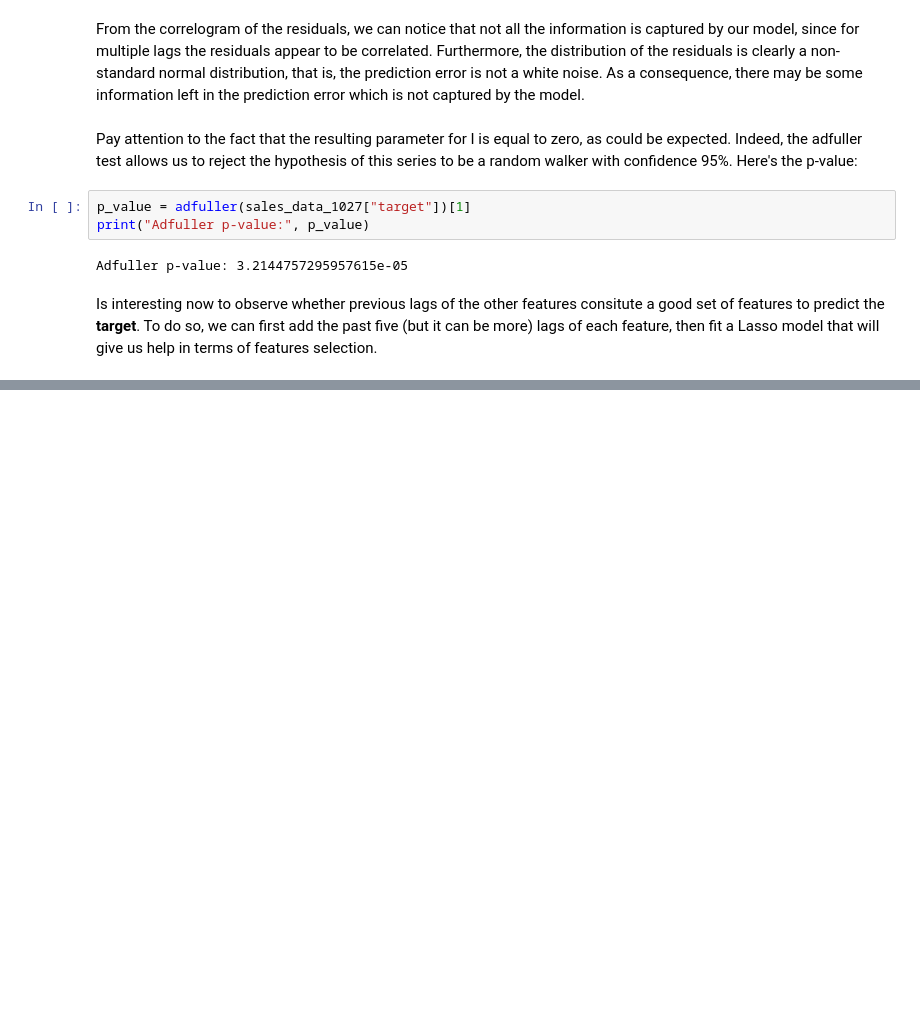
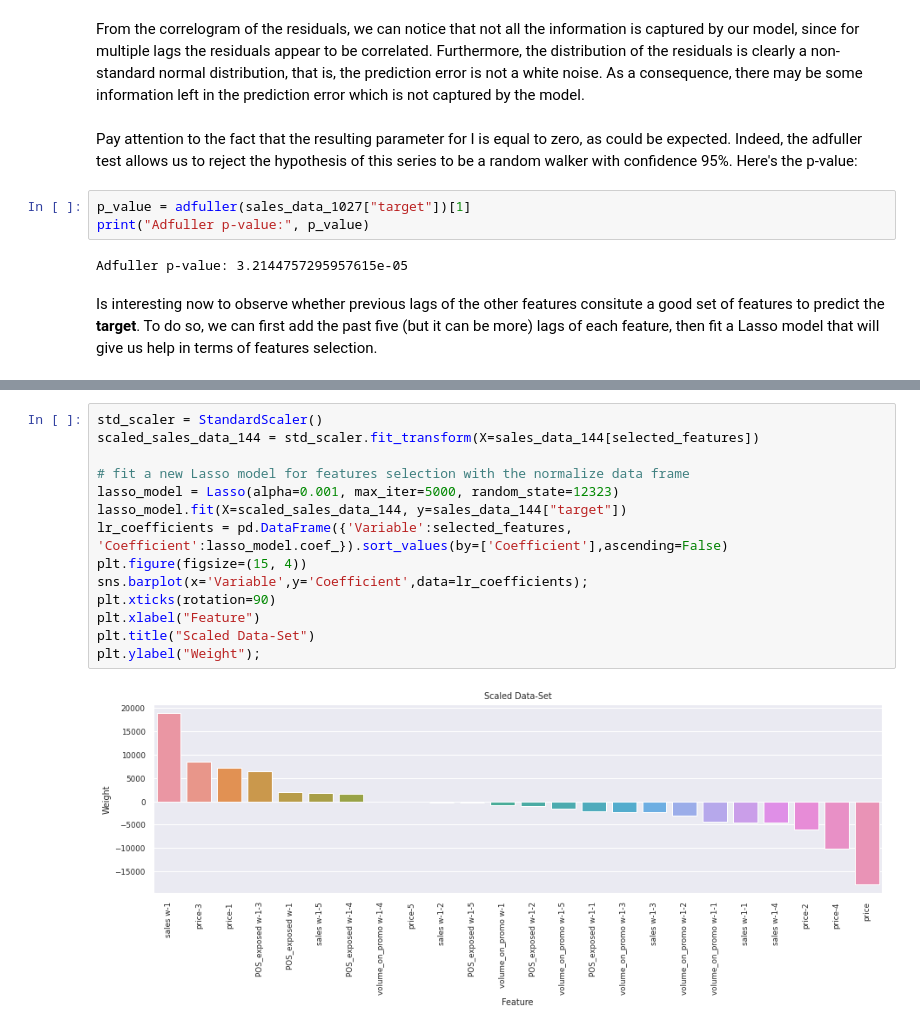
Before and after one commit to dondoC34/Data-Mining-Sales-Forecast, a Jupyter notebook: DMTM_Sales_Forecast.ipynb, the cells around one changed output, grey strips where cells are left out. Saved outputs shown, nothing was run; the diff lists cells and outputs as text; blank space fills up the shorter version.

```diff
--- a/DMTM_Sales_Forecast.ipynb
+++ b/DMTM_Sales_Forecast.ipynb
@@ -381,0 +386,16 @@ It seems that only the **price** feature, with all its lags, is relevant feature
+# %%
+std_scaler = StandardScaler()
+scaled_sales_data_144 = std_scaler.fit_transform(X=sales_data_144[selected_features])
+
+# fit a new Lasso model for features selection with the normalize data frame
+lasso_model = Lasso(alpha=0.001, max_iter=5000, random_state=12323)
+lasso_model.fit(X=scaled_sales_data_144, y=sales_data_144["target"])
+lr_coefficients = pd.DataFrame({'Variable':selected_features, 'Coefficient':lasso_model.coef_}).sort_values(by=['Coefficient'],ascending=False)
+plt.figure(figsize=(15, 4))
+sns.barplot(x='Variable',y='Coefficient',data=lr_coefficients);
+plt.xticks(rotation=90)
+plt.xlabel("Feature")
+plt.title("Scaled Data-Set")
+plt.ylabel("Weight");
+# %% [output]
+[figure, added]
```
Also changed, not shown: parts of 13 cells of this notebook.
